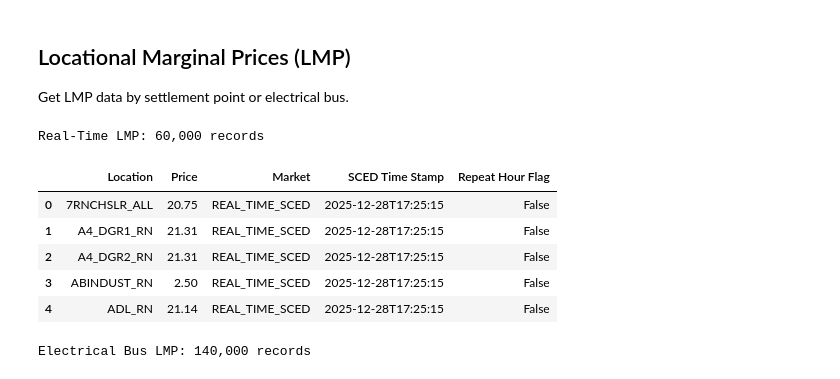
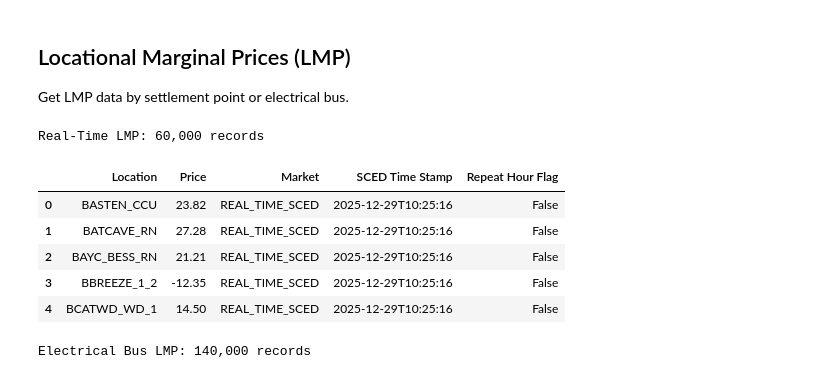
Before and after one commit to kvkenyon/tinygrid, a Jupyter notebook: examples/ercot_demo.ipynb, the cells around one changed output. Drawn from its saved outputs; the diff is of its cells as text; code cells hidden in the pictures.

```diff
--- a/examples/ercot_demo.ipynb
+++ b/examples/ercot_demo.ipynb
@@ -175,20 +198,20 @@ Get LMP data by settlement point or electrical bus.
 # %%
 # Real-time LMP by settlement point
 df = ercot.get_lmp(
-    start="today",
+    start="2025-12-29T09:55:00",
     market=Market.REAL_TIME_SCED,
 )
 
 print(f"Real-Time LMP: {len(df):,} records")
 df.head()
 # %% [output]
 Real-Time LMP: 60,000 records
 |  | Location | Price | Market | SCED Time Stamp | Repeat Hour Flag |
-| 0 | 7RNCHSLR_ALL | 20.75 | REAL_TIME_SCED | 2025-12-28T17:25:15 | False |
-| 1 | A4_DGR1_RN | 21.31 | REAL_TIME_SCED | 2025-12-28T17:25:15 | False |
-| 2 | A4_DGR2_RN | 21.31 | REAL_TIME_SCED | 2025-12-28T17:25:15 | False |
-| 3 | ABINDUST_RN | 2.50 | REAL_TIME_SCED | 2025-12-28T17:25:15 | False |
-| 4 | ADL_RN | 21.14 | REAL_TIME_SCED | 2025-12-28T17:25:15 | False |
+| 0 | BASTEN_CCU | 23.82 | REAL_TIME_SCED | 2025-12-29T10:25:16 | False |
+| 1 | BATCAVE_RN | 27.28 | REAL_TIME_SCED | 2025-12-29T10:25:16 | False |
+| 2 | BAYC_BESS_RN | 21.21 | REAL_TIME_SCED | 2025-12-29T10:25:16 | False |
+| 3 | BBREEZE_1_2 | -12.35 | REAL_TIME_SCED | 2025-12-29T10:25:16 | False |
+| 4 | BCATWD_WD_1 | 14.50 | REAL_TIME_SCED | 2025-12-29T10:25:16 | False |
 # %%
 # LMP by electrical bus (more granular)
 df = ercot.get_lmp(
```
Also changed, not shown: parts of 7 cells of this notebook, 23 other files.
